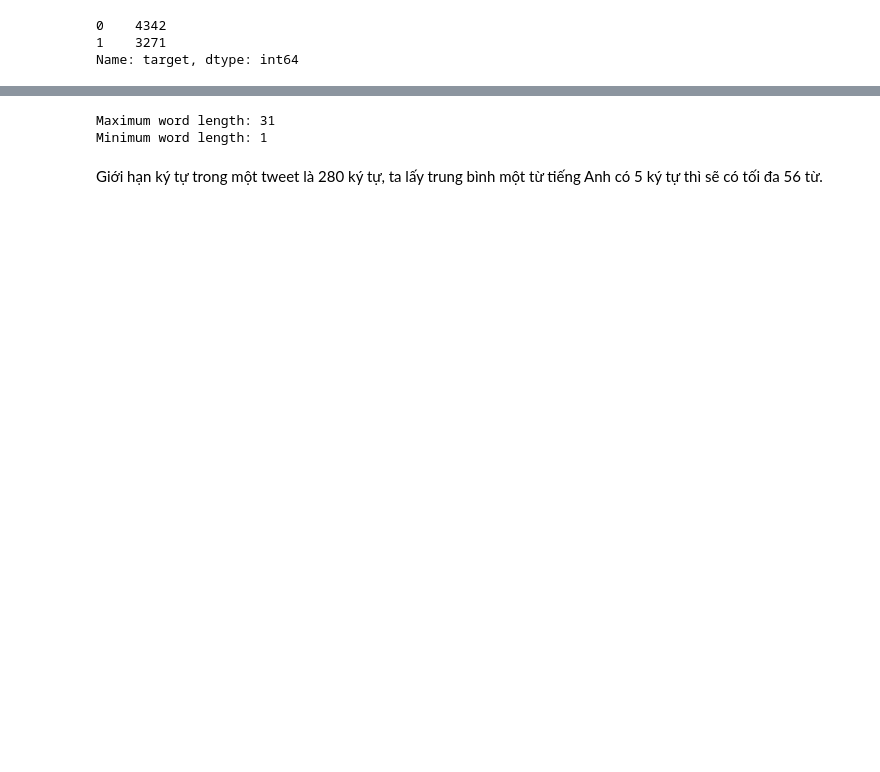
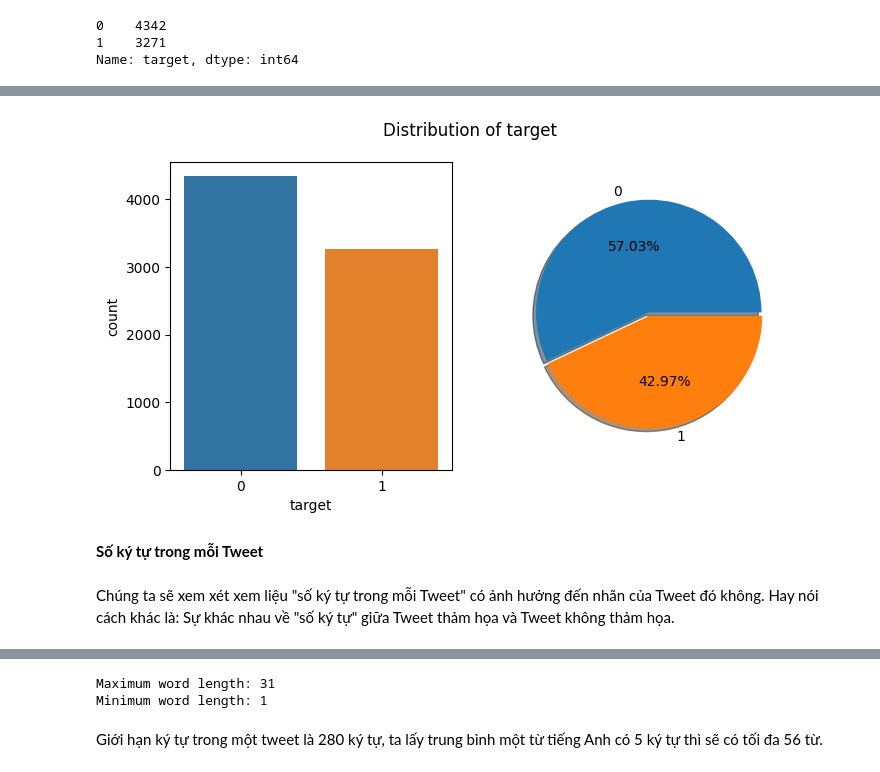
Before and after one commit to tungbtt/Project_PTDLTM, a Jupyter notebook: notebook.ipynb, the cells around one changed output, grey strips where cells are left out. Drawn from its saved outputs; the diff is of its cells as text; code cells hidden in the pictures; blank space fills up the shorter version.

```diff
--- a/notebook.ipynb
+++ b/notebook.ipynb
@@ -46,0 +194,3 @@ import matplotlib.pyplot as plt
+# %%
+df = df.drop(columns=['id', 'keyword', 'location'])
+df.head()
@@ -46,0 +240,2 @@ import matplotlib.pyplot as plt
+# %%
+df['text'] = df['text'].apply(lambda x : re.compile(r'<.*?>').sub(r'', x))
@@ -46,0 +250,3 @@ import matplotlib.pyplot as plt
+# %%
+df['tokens'] = df['text'].apply(word_tokenize)
+df.head()
@@ -47,5 +264,6 @@ import matplotlib.pyplot as plt
 # %%
-df['target'].value_counts()
+target_counts = df['target'].value_counts()
+target_counts
 # %% [output]
 0    4342
 1    3271
@@ -97,0 +271,19 @@ Requirement already satisfied: mpmath>=0.19 in c:\users\tungb\anaconda3\lib\site
+# %%
+fig, axes = plt.subplots(nrows=1, ncols=2, figsize=(8, 4))
+
+sns.countplot(data=df, x='target', ax=axes[0])
+
+axes[1].pie(target_counts,
+            labels=target_counts.index,
+            autopct='%1.2f%%',
+            shadow=True,
+            explode=(0.03, 0))
+
+fig.suptitle('Distribution of target')
+plt.show()
+# %% [output]
+[figure, added]
+# %% [markdown]
+**Số ký tự trong mỗi Tweet**
+# %% [markdown]
+Chúng ta sẽ xem xét xem liệu "số ký tự trong mỗi Tweet" có ảnh hưởng đến nhãn của Tweet đó không. Hay nói cách khác là: Sự khác nhau về "số ký tự" giữa Tweet thảm họa và Tweet không thảm họa.
```
Also changed, not shown: parts of 183 cells of this notebook.
